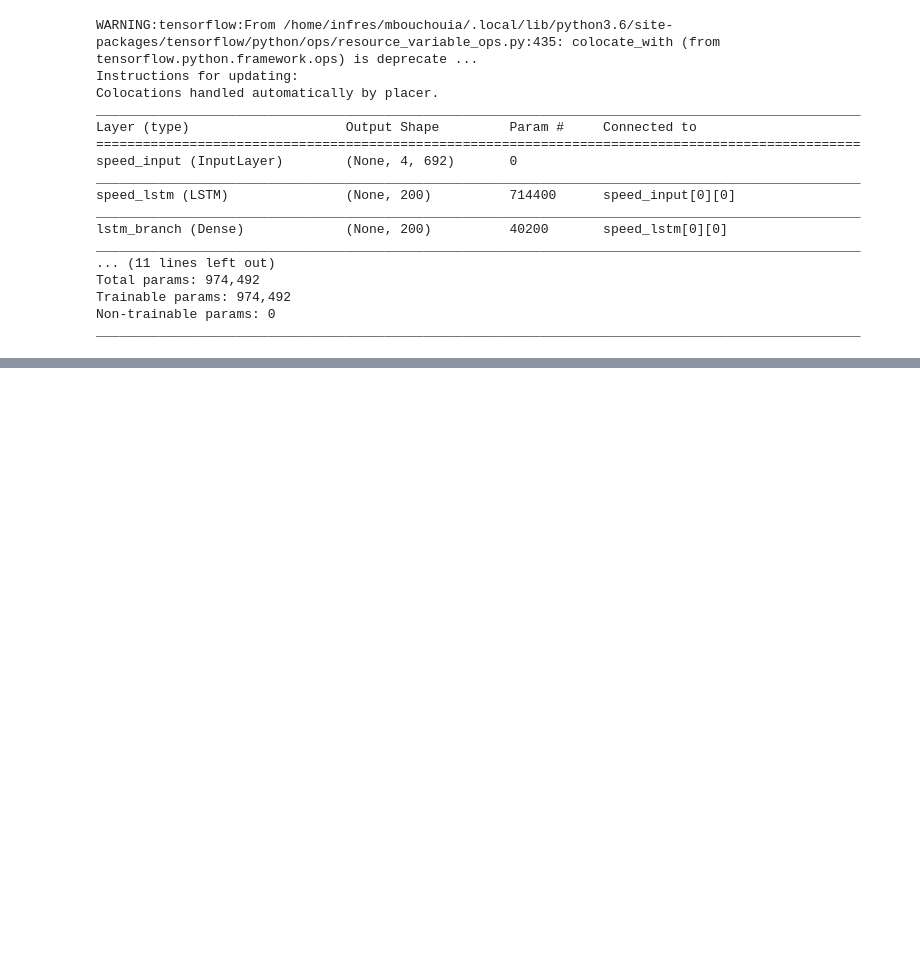
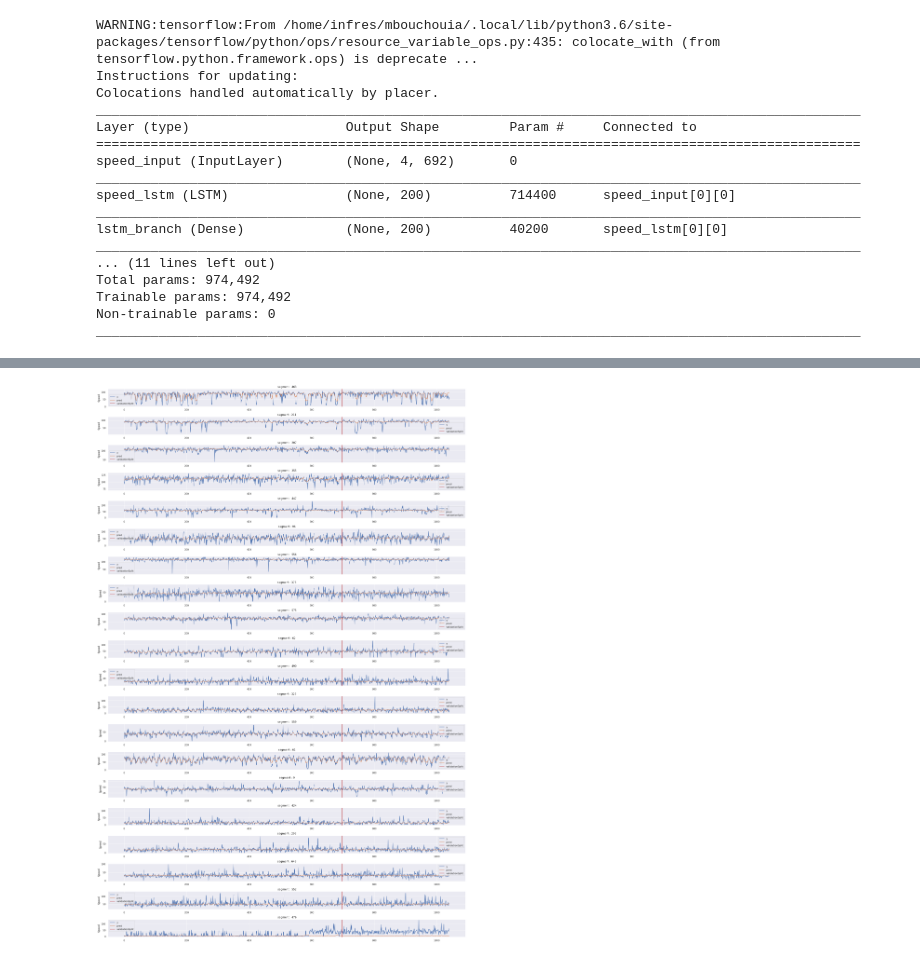
Before and after one commit to bourliam/PRIM, a Jupyter notebook: Notebooks/LSTM Example TensorFlow.ipynb, the cells around one changed output, grey strips where cells are left out. Saved outputs shown, nothing was run; the diff lists cells and outputs as text; code cells hidden in the pictures; blank space fills up the shorter version.

```diff
--- a/Notebooks/LSTM Example TensorFlow.ipynb
+++ b/Notebooks/LSTM Example TensorFlow.ipynb
@@ -1136,0 +569,4 @@ folium_validation_map = plotPredictions(segmentsMeta,data_model,yDF,predDF,yDF.c
+# %%
+model_plotting.plotMultipleSegmentsSeries()
+# %% [output]
+[figure, added]
```
Also changed, not shown: parts of 61 cells of this notebook.
